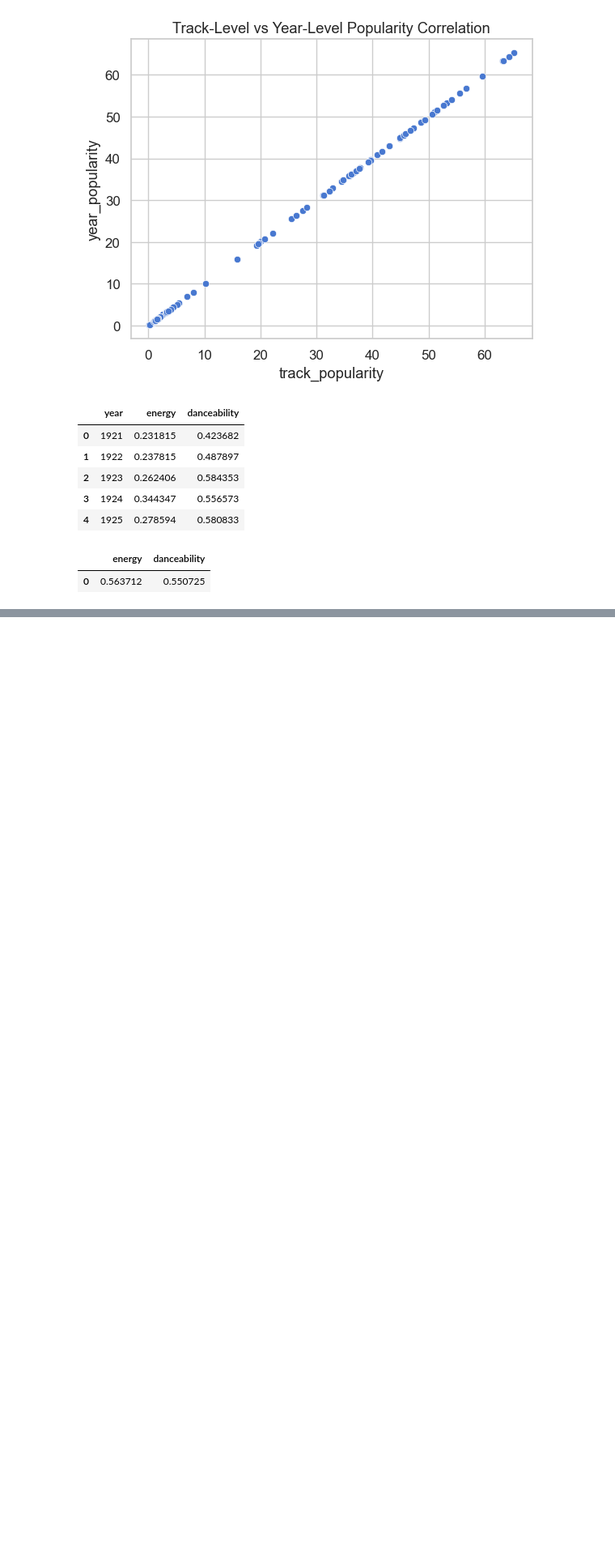
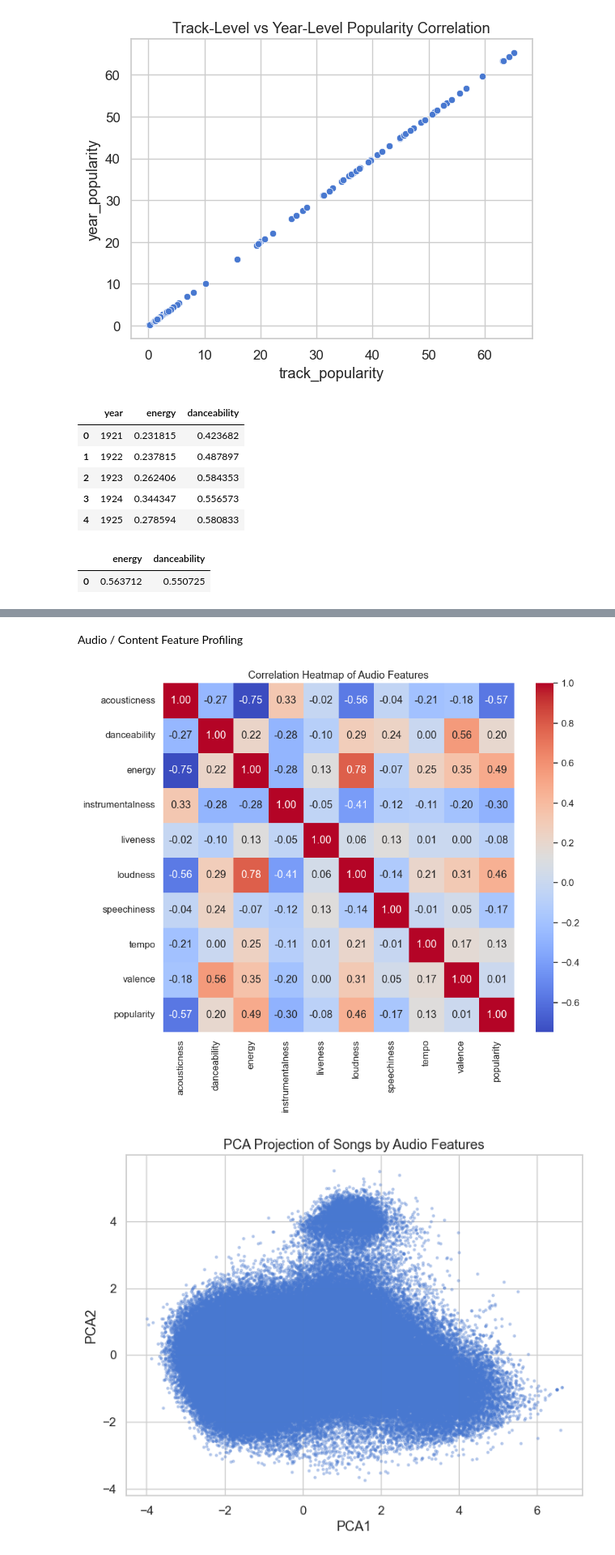
Before and after one commit to niteshhh001/Btech-proj, a Jupyter notebook: EDA.ipynb, the cells around one changed output, grey strips where cells are left out. Shown at 81% size. Drawn from its saved outputs; the diff is of its cells as text; code cells hidden in the pictures; blank space fills up the shorter version.

```diff
--- a/EDA.ipynb
+++ b/EDA.ipynb
@@ -383,0 +477,29 @@ display(track_features.head(), genre_features)
+# %% [markdown]
+Audio / Content Feature Profiling
+# %%
+# Correlation heatmap
+audio_cols = ['acousticness','danceability','energy','instrumentalness',
+              'liveness','loudness','speechiness','tempo','valence','popularity']
+plt.figure(figsize=(10,8))
+sns.heatmap(data[audio_cols].corr(), annot=True, fmt=".2f", cmap="coolwarm")
+plt.title("Correlation Heatmap of Audio Features")
+plt.show()
+
+# PCA to visualise clustering
+from sklearn.preprocessing import StandardScaler
+from sklearn.decomposition import PCA
+
+X = data[audio_cols].dropna()
+X_scaled = StandardScaler().fit_transform(X)
+pca = PCA(n_components=2)
+X_pca = pca.fit_transform(X_scaled)
+
+plt.figure(figsize=(8,6))
+plt.scatter(X_pca[:,0], X_pca[:,1], alpha=0.3, s=5)
+plt.xlabel("PCA1")
+plt.ylabel("PCA2")
+plt.title("PCA Projection of Songs by Audio Features")
+plt.show()
+# %% [output]
+[figure, added]
+[figure, added]
```
Also changed, not shown: parts of 9 cells of this notebook.
